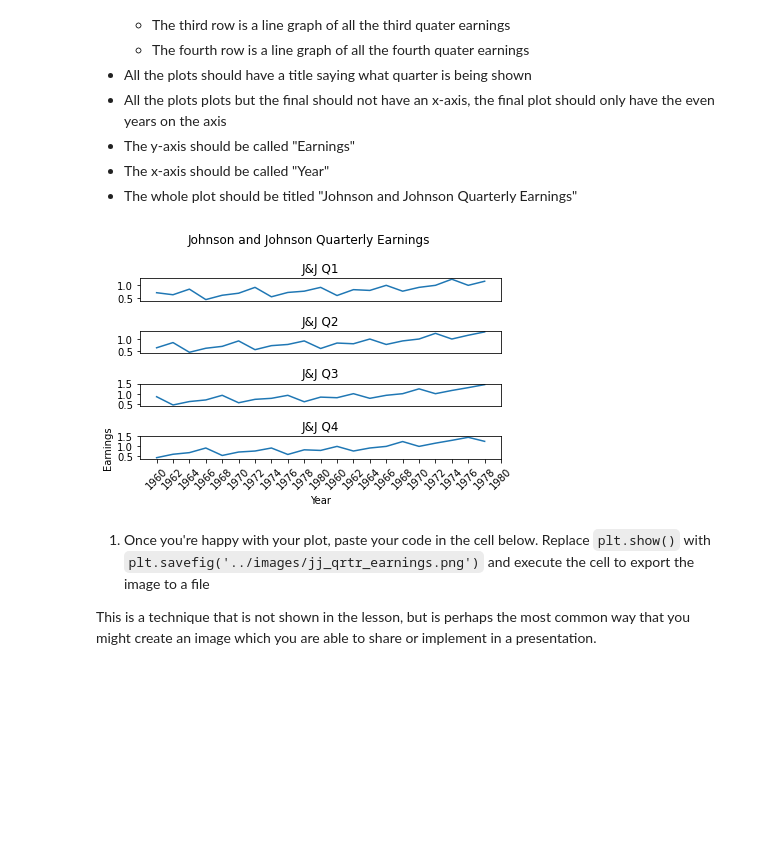
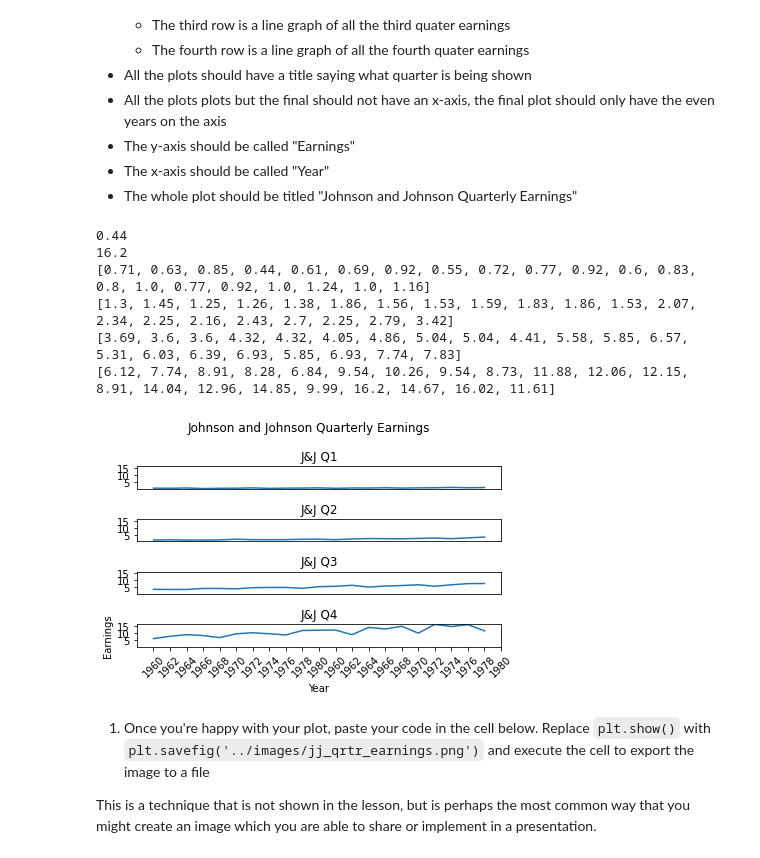
Before and after one commit to kimberlymurphy/ds-precourse-faceting, a Jupyter notebook: notebooks/faceting.ipynb, the cells around one changed output. Saved outputs shown, nothing was run; the diff lists cells and outputs as text; code cells hidden in the pictures; blank space fills up the shorter version.

```diff
--- a/notebooks/faceting.ipynb
+++ b/notebooks/faceting.ipynb
@@ -96,11 +96,11 @@ q2 = list()
 q3 = list()
 q4 = list()
 
-for x in range(len(earn)//4):
-    q1.append(earn[x])
-    q2.append(earn[x+1])
-    q3.append(earn[x+2])
-    q4.append(earn[x+3])
+for x in range(0, len(earn)//4):
+    q1.append(earn[x])#earn[x])
+    q2.append(earn[21+x])#earn[x*1])
+    q3.append(earn[42+x])#earn[x*2])
+    q4.append(earn[63+x])#earn[x*3])
 
 for i in range(1960,1981):
     if i%2==0:
@@ -109,41 +109,59 @@ for i in range(1960,1981):
 for i in range(0,22):
     value.append(i)
 
+print(min(earn))
+print(max(earn))
+print(q1)
+print(q2)
+print(q3)
+print(q4)
+y_rng = [0.4, 16.25]
+
 plt.suptitle('Johnson and Johnson Quarterly Earnings')
 
 # Creating first subplot
 plt.subplot(4, 1, 1)
 plt.title("J&J Q1")
 plt.plot(q1)
+plt.ylim(y_rng)
 plt.xticks([])
 
 # Creating second subplot
 plt.subplot(4, 1, 2)
 plt.title("J&J Q2")
 plt.plot(q2)
+plt.ylim(y_rng)
 plt.xticks([])
 
 # Creating third subplot
 plt.subplot(4, 1, 3)
 plt.title("J&J Q3")
 plt.plot(q3)
+plt.ylim(y_rng)
 plt.xticks([])
 
 # Creating fourth subplot
 plt.subplot(4, 1, 4)
 plt.title("J&J Q4")
 plt.plot(q4)
+plt.ylim(y_rng)
 
 #tick_location = [0, 21]
 plt.xticks(value, label,rotation = 45)
 
 plt.xlabel("Year")
 plt.ylabel("Earnings")
 
 plt.tight_layout()
 plt.show()
 # %% [output]
+0.44
+16.2
+[0.71, 0.63, 0.85, 0.44, 0.61, 0.69, 0.92, 0.55, 0.72, 0.77, 0.92, 0.6, 0.83, 0.8, 1.0, 0.77, 0.92, 1.0, 1.24, 1.0, 1.16]
+[1.3, 1.45, 1.25, 1.26, 1.38, 1.86, 1.56, 1.53, 1.59, 1.83, 1.86, 1.53, 2.07, 2.34, 2.25, 2.16, 2.43, 2.7, 2.25, 2.79, 3.42]
+[3.69, 3.6, 3.6, 4.32, 4.32, 4.05, 4.86, 5.04, 5.04, 4.41, 5.58, 5.85, 6.57, 5.31, 6.03, 6.39, 6.93, 5.85, 6.93, 7.74, 7.83]
+[6.12, 7.74, 8.91, 8.28, 6.84, 9.54, 10.26, 9.54, 8.73, 11.88, 12.06, 12.15, 8.91, 14.04, 12.96, 14.85, 9.99, 16.2, 14.67, 16.02, 11.61]
-[figure, old version]
+[figure, new version]
 # %% [markdown]
 1. Once you're happy with your plot, paste your code in the cell below. Replace `plt.show()` with `plt.savefig('../images/jj_qrtr_earnings.png')` and execute the cell to export the image to a file
 
```
Also changed, not shown: parts of 1 cell of this notebook, 1 other file.
